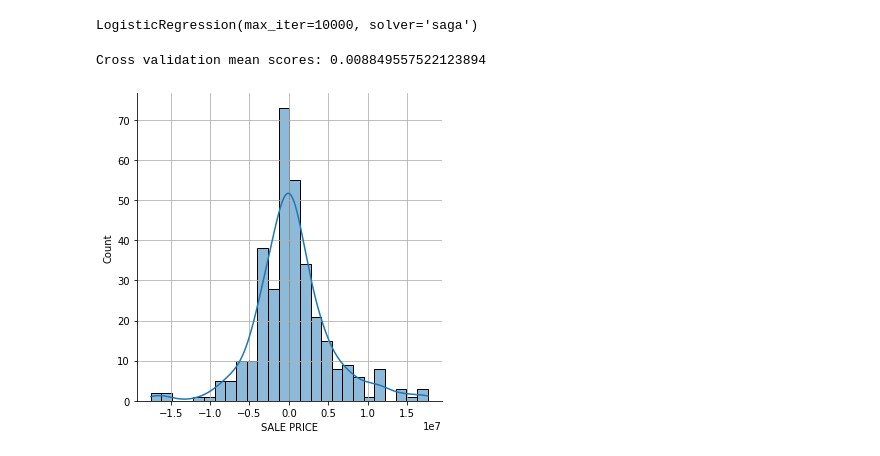
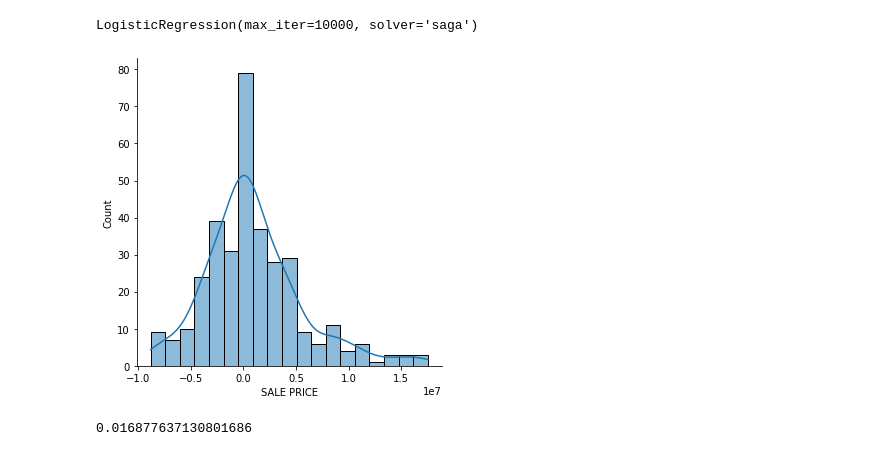
Before and after one commit to tasnmb/Manhattan-property-prices-analysis, a Jupyter notebook: cw_v2.ipynb, the cells around one changed output. Drawn from its saved outputs; the diff is of its cells as text; code cells hidden in the pictures.

```diff
--- a/cw_v2.ipynb
+++ b/cw_v2.ipynb
@@ -84,7 +77,10 @@ df['SALE DATE'] = pd.to_datetime(df['SALE DATE'], dayfirst=True)
 # %%
+def replace(df, val):
+    df.replace(val, np.nan, inplace=True)
+
 # replace 0 with NaN
-df.replace(0, np.nan, inplace=True)
-df.replace("0", np.nan, inplace=True)
+replace(df, 0)
+replace(df, '0')
 
 pd.isnull(df).sum()
 # %% [output]
@@ -273,8 +271,9 @@ sns.pairplot(df_norm)
 # %% [markdown]
 Model Building
 # %%
+# NOTE: max iter was changed to avoid 'The max_iter was reached' warning, also type of 'solver' was changed to avoid another warning
 clf = LogisticRegression(solver='saga', max_iter=10000)
-feature_columns = ['LAND SQUARE FEET', 'GROSS SQUARE FEET','YEAR BUILT']
+feature_columns = ['LAND SQUARE FEET', 'GROSS SQUARE FEET','YEAR BUILT', 'RESIDENTIAL UNITS']
 
 X = df[feature_columns]
 Y = df['SALE PRICE']
@@ -284,16 +283,22 @@ X_train, X_test, Y_train, Y_test = train_test_split(X, Y, test_size=0.3)
 clf.fit(X_train, Y_train)
 # %% [output]
 LogisticRegression(max_iter=10000, solver='saga')
-# %%
-scores = model_selection.cross_val_score(clf, X, Y, scoring='accuracy', cv=3)
-print("Cross validation mean scores: {}".format(scores.mean()))
-# %% [output]
-Cross validation mean scores: 0.008849557522123894
 # %%
-pred_Y= clf.predict(X)
+def model_hist(model, X, Y):
+    pred_Y= model.predict(X)
+    res = Y - pred_Y
+    sns.displot(res, kde=True)
+    plt.show()
 
-res = Y - pred_Y
-sns.displot(res, kde=True)
-plt.grid()
+model_hist(clf, X, Y)
 # %% [output]
-[figure, old version]
+[figure, new version]
+# %%
+def cross_val_mean(model, X, Y):
+    return np.mean(cross_val_score(model, X, Y, cv=3, scoring='accuracy'))
+
+score = cross_val_mean(clf, X_train, Y_train)
+# NOTE: from my research, warning error above cross val score is just from not having a lot of data
+print(score)
+# %% [output]
+0.016877637130801686
```
Also changed, not shown: parts of 16 cells of this notebook.
